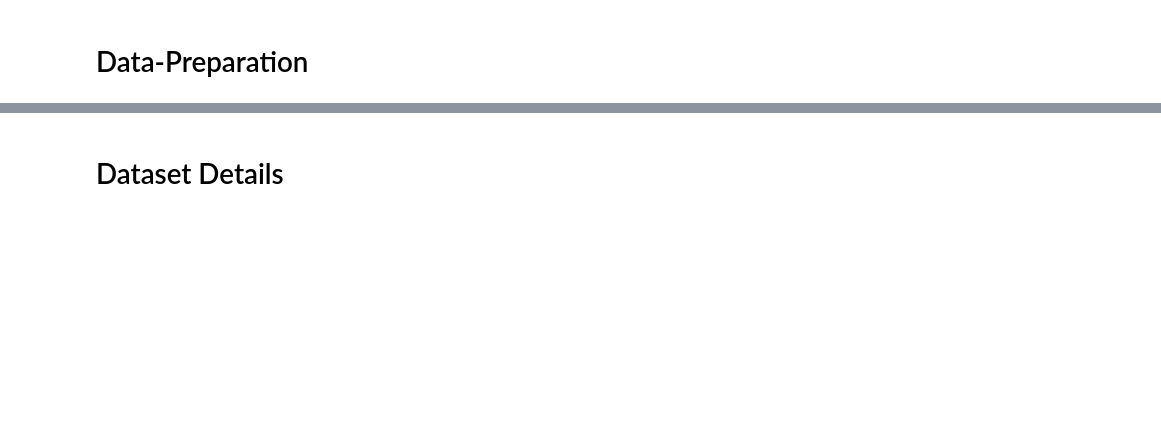
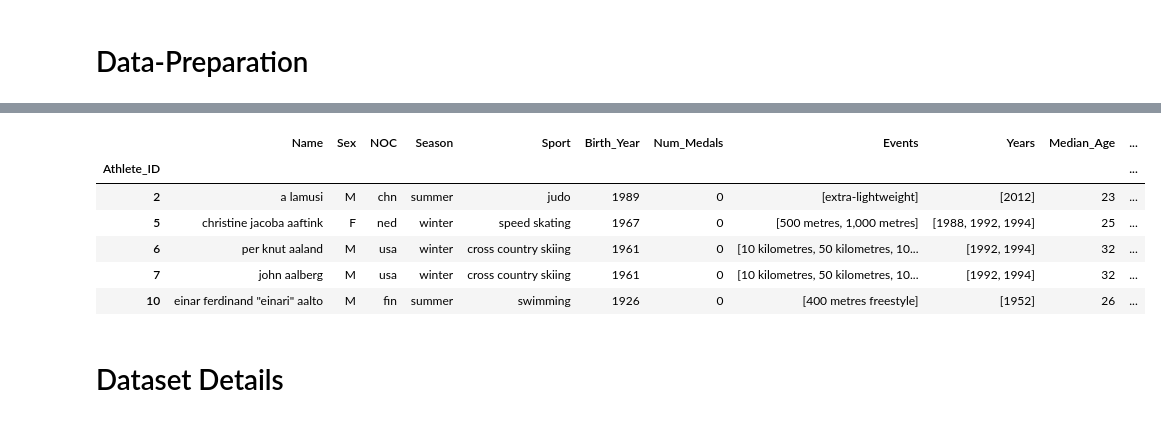
Before and after one commit to dajhutchinson/Olympic-Analysis, a Jupyter notebook: Overview Analysis.ipynb, the cells around one changed output, grey strips where cells are left out. Drawn from its saved outputs; the diff is of its cells as text; code cells hidden in the pictures; blank space fills up the shorter version.

```diff
--- a/Overview Analysis.ipynb
+++ b/Overview Analysis.ipynb
@@ -20,7 +22,3 @@ import DataCleaner
-# %%
-%matplotlib inline
-pd.set_option('display.max_rows', None) # Display full dataframe tables
-pd.set_option('display.max_columns', None)
 # %%
 # Read in data
 athlete_events_df=pd.read_csv("data/athlete_events.csv")
@@ -45,3 +44,15 @@ athlete_df.head()
+# %%
+# Group data such that each athlete only has one entry
+unique_athlete_df=DataCleaner.unique_athlete(athlete_df)
+unique_athlete_df.head()
+# %% [output]
+|  | Name | Sex | NOC | Season | Sport | Birth_Year | Num_Medals | Events | Years | Median_Age | ... |
+| Athlete_ID |  |  |  |  |  |  |  |  |  |  | ... |
+| 2 | a lamusi | M | chn | summer | judo | 1989 | 0 | [extra-lightweight] | [2012] | 23 | ... |
+| 5 | christine jacoba aaftink | F | ned | winter | speed skating | 1967 | 0 | [500 metres, 1,000 metres] | [1988, 1992, 1994] | 25 | ... |
+| 6 | per knut aaland | M | usa | winter | cross country skiing | 1961 | 0 | [10 kilometres, 50 kilometres, 10... | [1992, 1994] | 32 | ... |
+| 7 | john aalberg | M | usa | winter | cross country skiing | 1961 | 0 | [10 kilometres, 50 kilometres, 10... | [1992, 1994] | 32 | ... |
+| 10 | einar ferdinand "einari" aalto | M | fin | summer | swimming | 1926 | 0 | [400 metres freestyle] | [1952] | 26 | ... |
 # %% [markdown]
 # Dataset Details
 # %%
```
Also changed, not shown: parts of 19 cells of this notebook, 1 other file.
